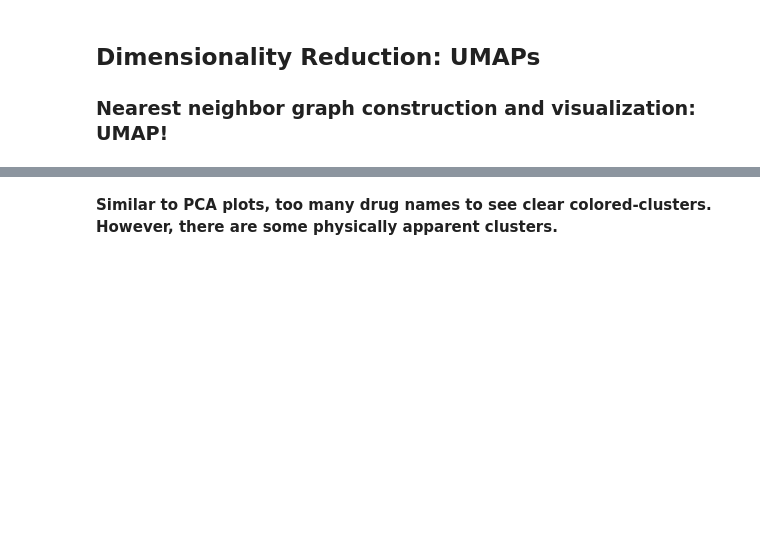
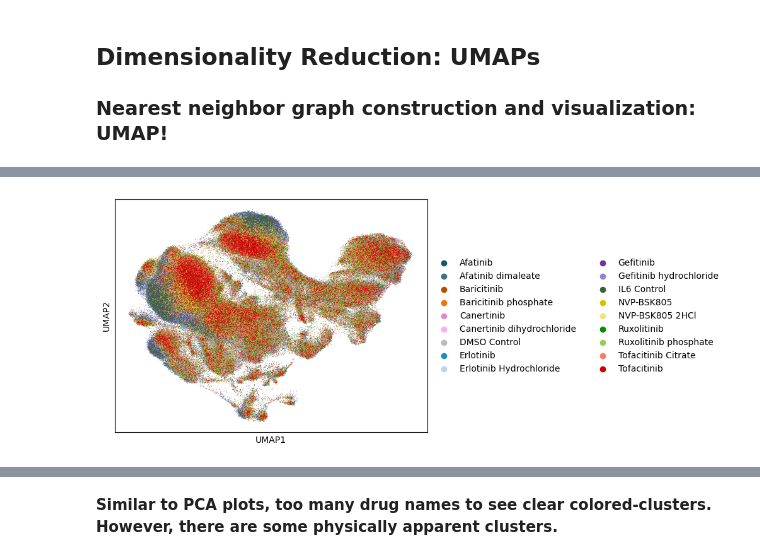
Before and after one commit to coreancutie/JAK-STAT, a Jupyter notebook: data_exploration/data_exp_filtering_PCA_UMAP_CC.ipynb, the cells around one changed output, grey strips where cells are left out. Saved outputs shown, nothing was run; the diff lists cells and outputs as text; code cells hidden in the pictures; blank space fills up the shorter version.

```diff
--- a/data_exploration/data_exp_filtering_PCA_UMAP_CC.ipynb
+++ b/data_exploration/data_exp_filtering_PCA_UMAP_CC.ipynb
@@ -295,3 +333,21 @@ ax.figure.savefig(
+# %%
+#plotting a UMAP using the drug names
+ax = sc.pl.umap(
+    adata,
+    color="clean_drug_name",
+    size=2,
+    title="",
+    legend_fontsize=10,
+    show=False
+)
+
+ax.figure.savefig(
+    "umap_drug_name_right_2_column.png",
+    dpi=300,
+    bbox_inches="tight"
+)
+# %% [output]
+[figure, added]
 # %%
 ax = sc.pl.umap(
     adata,
```
Also changed, not shown: parts of 7 cells of this notebook.
